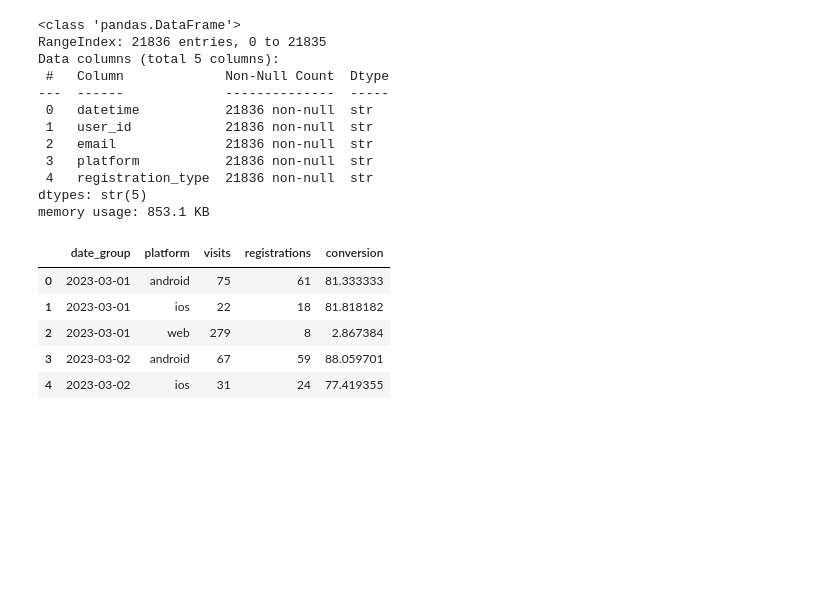
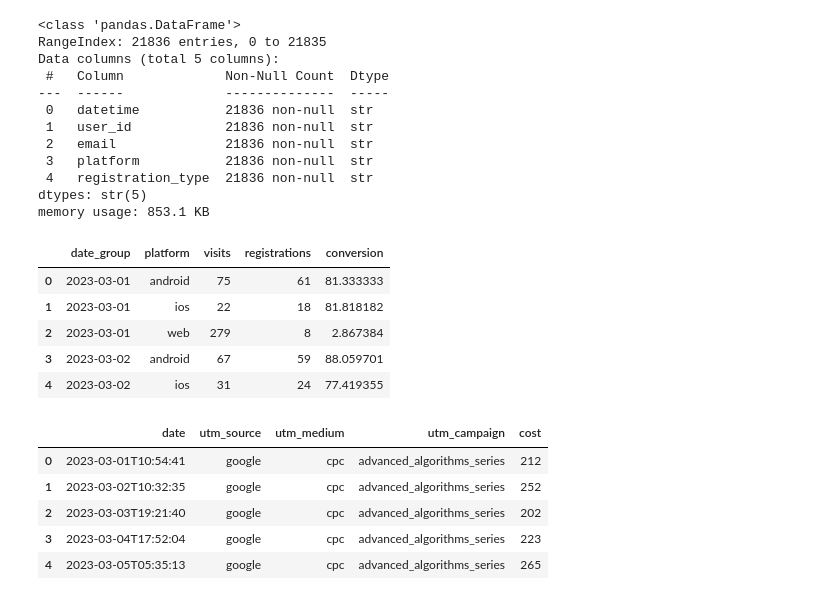
Before and after one commit to lenaromashkova/data-analytics-project-100, a Jupyter notebook: solution.ipynb, the cells around one changed output. Drawn from its saved outputs; the diff is of its cells as text; code cells hidden in the pictures; blank space fills up the shorter version.

```diff
--- a/solution.ipynb
+++ b/solution.ipynb
@@ -265,0 +268,11 @@ conversion.head()
+# %%
+ads = pd.read_csv('ads.csv')
+
+ads.head()
+# %% [output]
+|  | date | utm_source | utm_medium | utm_campaign | cost |
+| 0 | 2023-03-01T10:54:41 | google | cpc | advanced_algorithms_series | 212 |
+| 1 | 2023-03-02T10:32:35 | google | cpc | advanced_algorithms_series | 252 |
+| 2 | 2023-03-03T19:21:40 | google | cpc | advanced_algorithms_series | 202 |
+| 3 | 2023-03-04T17:52:04 | google | cpc | advanced_algorithms_series | 223 |
+| 4 | 2023-03-05T05:35:13 | google | cpc | advanced_algorithms_series | 265 |
```
Also changed, not shown: parts of 14 cells of this notebook, 1 other file.
